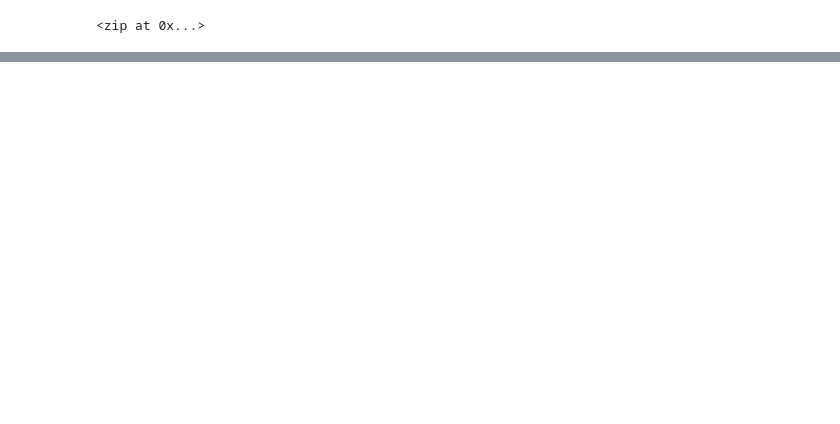
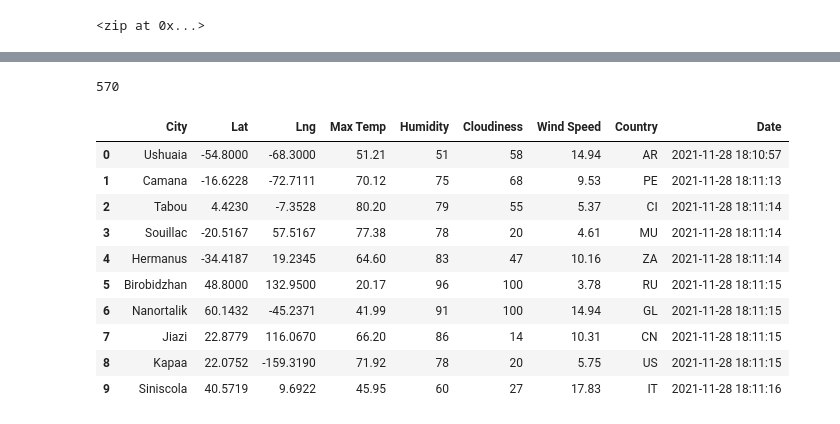
Before and after one commit to ByronKrauskopf/World_Weather_Analysis, a Jupyter notebook: WeatherPy.ipynb, the cells around one changed output, grey strips where cells are left out. Cells and saved outputs as stored; diff of their text form; code cells hidden in the pictures; blank space fills up the shorter version.

Commit message:
added API call, parsing, and CSV output

```diff
--- a/WeatherPy.ipynb
+++ b/WeatherPy.ipynb
@@ -32,0 +37,3 @@ len(cities)
+# %%
+#starting URL for Weather Map API call
+url = "http://api.openweathermap.org/data/2.5/weather?units=Imperial&APPID=" + weather_api_key
@@ -32,0 +144,20 @@ len(cities)
+# %%
+len(city_data)
+# %% [output]
+570
+# %%
+#Convert the array of dictionaries to a DataFrame
+city_data_df = pd.DataFrame(city_data)
+city_data_df.head(10)
+# %% [output]
+|  | City | Lat | Lng | Max Temp | Humidity | Cloudiness | Wind Speed | Country | Date |
+| 0 | Ushuaia | -54.8000 | -68.3000 | 51.21 | 51 | 58 | 14.94 | AR | 2021-11-28 18:10:57 |
+| 1 | Camana | -16.6228 | -72.7111 | 70.12 | 75 | 68 | 9.53 | PE | 2021-11-28 18:11:13 |
+| 2 | Tabou | 4.4230 | -7.3528 | 80.20 | 79 | 55 | 5.37 | CI | 2021-11-28 18:11:14 |
+| 3 | Souillac | -20.5167 | 57.5167 | 77.38 | 78 | 20 | 4.61 | MU | 2021-11-28 18:11:14 |
+| 4 | Hermanus | -34.4187 | 19.2345 | 64.60 | 83 | 47 | 10.16 | ZA | 2021-11-28 18:11:14 |
+| 5 | Birobidzhan | 48.8000 | 132.9500 | 20.17 | 96 | 100 | 3.78 | RU | 2021-11-28 18:11:15 |
+| 6 | Nanortalik | 60.1432 | -45.2371 | 41.99 | 91 | 100 | 14.94 | GL | 2021-11-28 18:11:15 |
+| 7 | Jiazi | 22.8779 | 116.0670 | 66.20 | 86 | 14 | 10.31 | CN | 2021-11-28 18:11:15 |
+| 8 | Kapaa | 22.0752 | -159.3190 | 71.92 | 78 | 20 | 5.75 | US | 2021-11-28 18:11:15 |
+| 9 | Siniscola | 40.5719 | 9.6922 | 45.95 | 60 | 27 | 17.83 | IT | 2021-11-28 18:11:16 |
```
Also changed, not shown: parts of 6 cells of this notebook.
